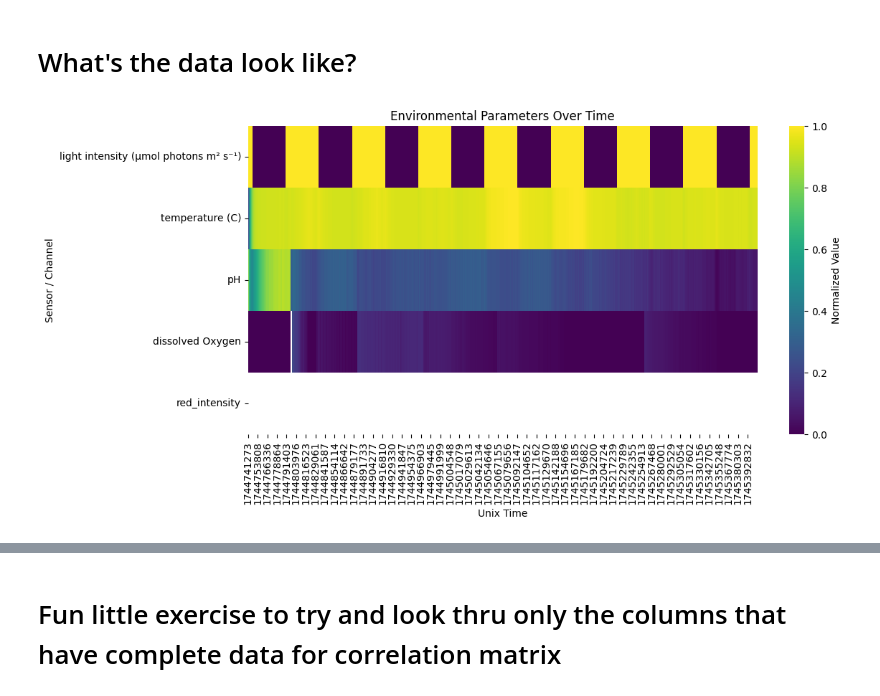
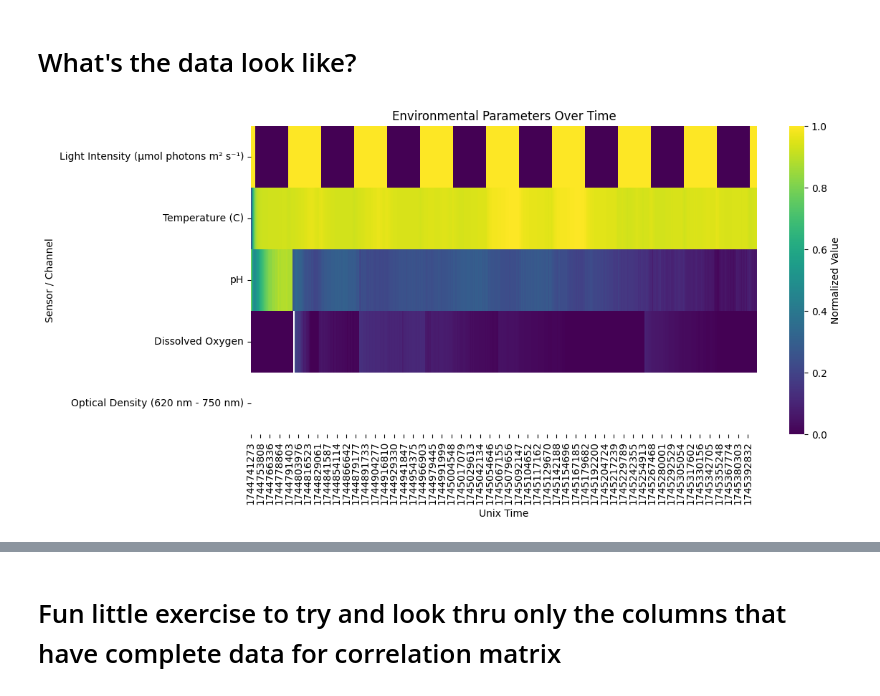
Before and after one commit to YitongTseo/cyanobacteria_factory, a Jupyter notebook: data_collation.ipynb, the cells around one changed output, grey strips where cells are left out. Saved outputs shown, nothing was run; the diff lists cells and outputs as text; code cells hidden in the pictures.

Commit message:
new plots

```diff
--- a/data_collation.ipynb
+++ b/data_collation.ipynb
@@ -19,5 +19,5 @@ merged_do_dataset = merged[['unixtime', 'datetime', 'dissolved Oxygen']]
 # %%
-column_names = ['date', 'time', 'temperature (C)']
+column_names = ['date', 'time', 'Temperature (C)']
 temp_dataset = pd.read_csv('cyano_culture_datasets/04-15-2025 culture/temperature_log', header=None, names=column_names)
 temp_dataset['datetime'] = pd.to_datetime(temp_dataset['date'] + ' ' + temp_dataset['time'])
 temp_dataset['unixtime'] = temp_dataset['datetime'].astype('int64') // 10**9
@@ -45,7 +45,7 @@ df_combined = df_combined.drop(
     columns=["datetime_do", "datetime_ph", "datetime_x", "datetime_y", 'date', 'time']
 )
 desired_order = [
-    'unixtime', 'datetime', 'temperature (C)', 'pH', 'dissolved Oxygen',
+    'unixtime', 'datetime', 'Temperature (C)', 'pH', 'Dissolved Oxygen',
     'red_intensity', 'green_intensity', 'blue_intensity', 'color_combined'
 ]
 
@@ -68,6 +68,6 @@ def get_light_intensity(dt):
     return 120 if 8 <= hour < 20 else 0
 
 # Apply function to create new column
-df_combined['light intensity (μmol photons m² s⁻¹)'] = df_combined['datetime'].apply(get_light_intensity)
+df_combined['Light Intensity (μmol photons m² s⁻¹)'] = df_combined['datetime'].apply(get_light_intensity)
 df_combined
 # %% [output]
@@ -92,7 +92,7 @@ df_combined.to_csv(
     index=False
 )
 # %%
-df_combined = pd.read_csv('cyano_culture_datasets/04-15-2025 culture/combined_dataset.csv')
+import numpy as np
 I_0 = df_combined['red_intensity'].max()
 def calculate_od_from_red_intensity(red_intensity, I0 = I_0):
     if pd.isna(red_intensity):
@@ -100,3 +100,5 @@ def calculate_od_from_red_intensity(red_intensity, I0 = I_0):
     # Replace with your actual formula. For example:
     if red_intensity <= 0: return np.nan
     return -np.log10(red_intensity / I0)
+
+df_combined['Optical Density (620 nm - 750 nm)'] = df_combined['red_intensity'].apply(calculate_od_from_red_intensity)
@@ -105,34 +113,34 @@ def calculate_od_from_red_intensity(red_intensity, I0 = I_0):
 # %%
 import seaborn as sns
 import matplotlib.pyplot as plt
 
 heatmap_data = df_combined[
     [
         'unixtime',
-        'light intensity (μmol photons m² s⁻¹)',
-        "temperature (C)",
+        'Light Intensity (μmol photons m² s⁻¹)',
+        "Temperature (C)",
         "pH",
-        "dissolved Oxygen",
-        "red_intensity",
+        "Dissolved Oxygen",
+        "Optical Density (620 nm - 750 nm)",
         # "green_intensity",
         # "blue_intensity",
     ]
 ]
 heatmap_data = heatmap_data.dropna(how="all")
 heatmap_data = heatmap_data.set_index("unixtime")
 normalized = (heatmap_data - heatmap_data.min()) / (
     heatmap_data.max() - heatmap_data.min()
 )
 
 # Plot
 plt.figure(figsize=(12, 6))
 sns.heatmap(
     normalized.transpose(), cmap="viridis", cbar_kws={"label": "Normalized Value"}
 )
 plt.xlabel("Unix Time")
 plt.ylabel("Sensor / Channel")
 plt.title("Environmental Parameters Over Time")
 plt.tight_layout()
 plt.show()
 # %% [output]
-[figure, old version]
+[figure, new version]
```
Also changed, not shown: parts of 9 cells of this notebook, 4 other files.
